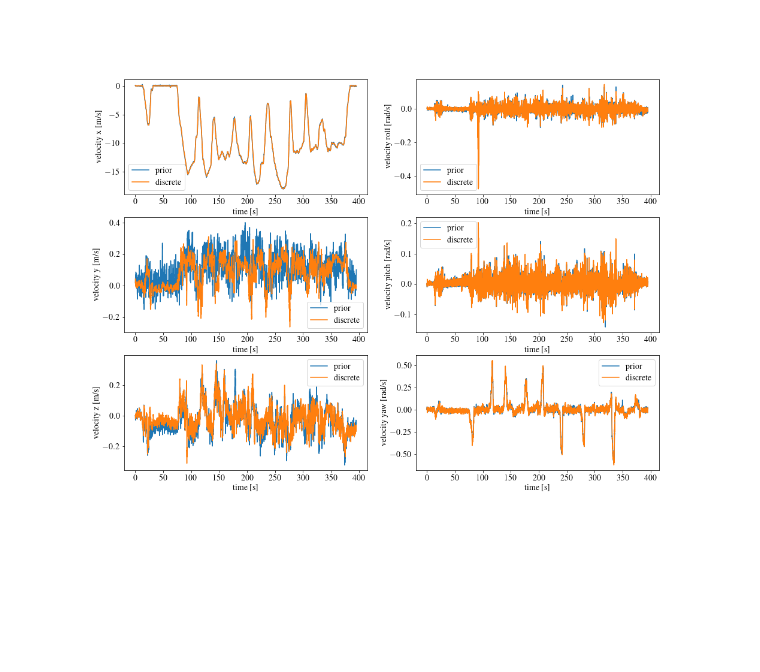
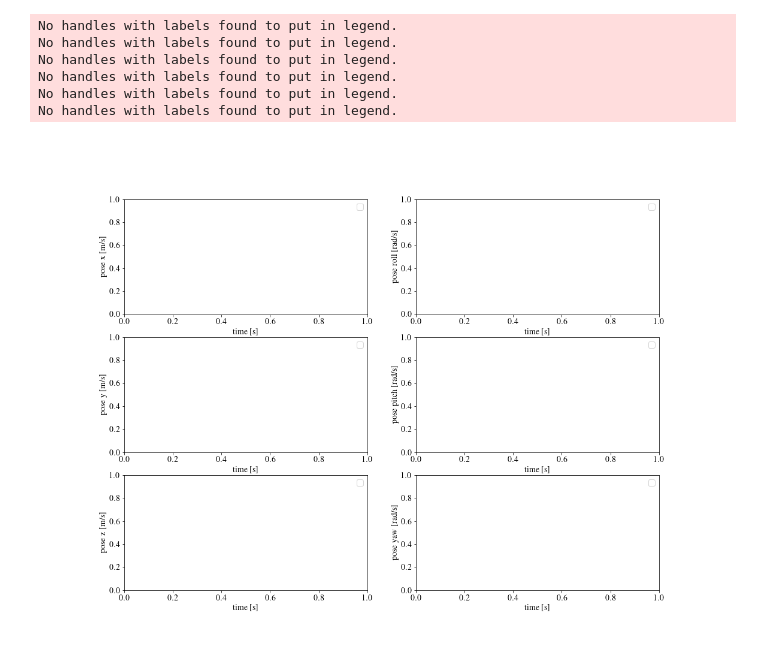
Before and after one commit to cheneyuwu/ct_icp, a Jupyter notebook: ros2/ct_icp_slam/script/velocity_error.ipynb, the cells around one changed output. Drawn from its saved outputs; the diff is of its cells as text; code cells hidden in the pictures; blank space fills up the shorter version.

```diff
--- a/ros2/ct_icp_slam/script/velocity_error.ipynb
+++ b/ros2/ct_icp_slam/script/velocity_error.ipynb
@@ -25,10 +25,10 @@ def add_plot(ax, filename, label=None):
     ax[1, 1].plot(timestamps, w_mr_inr[:, 3+1], label=label)
     ax[2, 1].plot(timestamps, w_mr_inr[:, 3+2], label=label)
 
-def add_legend(ax):
+def add_legend(ax, prefix = "velocity"):
     legend = [['x [m/s]', 'y [m/s]', 'z [m/s]'], ['roll [rad/s]', 'pitch [rad/s]', 'yaw [rad/s]']]
     for i in range(3):
         for j in range(2):
             ax[i, j].set_xlabel('time [s]')
-            ax[i, j].set_ylabel('velocity ' + legend[j][i])
+            ax[i, j].set_ylabel(prefix + ' ' + legend[j][i])
             ax[i, j].legend()
@@ -35,8 +59,18 @@ def add_legend(ax):
 # %%
 fig, ax = plt.subplots(3, 2, figsize=(16, 12))
-add_plot(ax, '/home/yuchen/ASRL/temp/doppler_odometry/boreas/aeva/steam_test/velocity_prior_0.05_noasso.txt', 'prior')
-add_plot(ax, '/home/yuchen/ASRL/temp/doppler_odometry/boreas/aeva/steam_rv_prior_noasso_sigma0.001/velocity.txt', 'discrete')
-add_legend(ax)
+# add_plot(ax, '/home/yuchen/ASRL/temp/doppler_odometry/boreas/aeva/steam_2states/pose.txt', 'steam-p2p (2)')
+# add_plot(ax, '/home/yuchen/ASRL/temp/doppler_odometry/boreas/aeva/steam_10states/pose.txt', 'steam-p2p (10)')
+# add_plot(ax, '/home/yuchen/ASRL/temp/doppler_odometry/boreas/aeva/steam_50states/pose.txt', 'steam-p2p (50)')
+# add_plot(ax, '/home/yuchen/ASRL/temp/doppler_odometry/boreas/aeva/steam_temp/pose.txt', 'steam-p2p (new)')
+# add_plot(ax, '/home/yuchen/ASRL/temp/doppler_odometry/boreas/aeva/steam_0711_no_interp/pose.txt', 'steam-p2p (no interp)')
+# add_plot(ax, '/home/yuchen/ASRL/temp/doppler_odometry/boreas/aeva/steam_0711_interp/pose.txt', 'steam-p2p (interp)')
+add_legend(ax, 'pose')
 plt.show()
 # %% [output]
+No handles with labels found to put in legend.
+No handles with labels found to put in legend.
+No handles with labels found to put in legend.
+No handles with labels found to put in legend.
+No handles with labels found to put in legend.
+No handles with labels found to put in legend.
-[figure, old version]
+[figure, new version]
```
Also changed, not shown: parts of 1 cell of this notebook, 1 other file.
